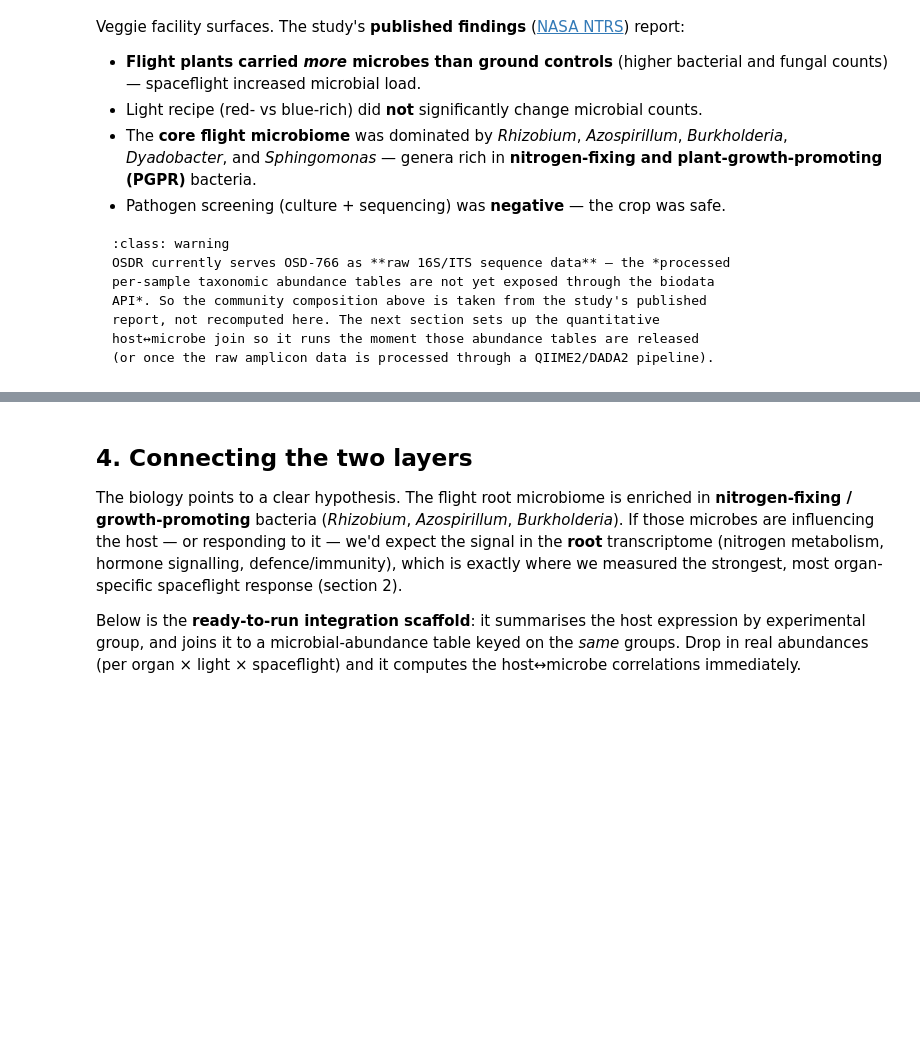
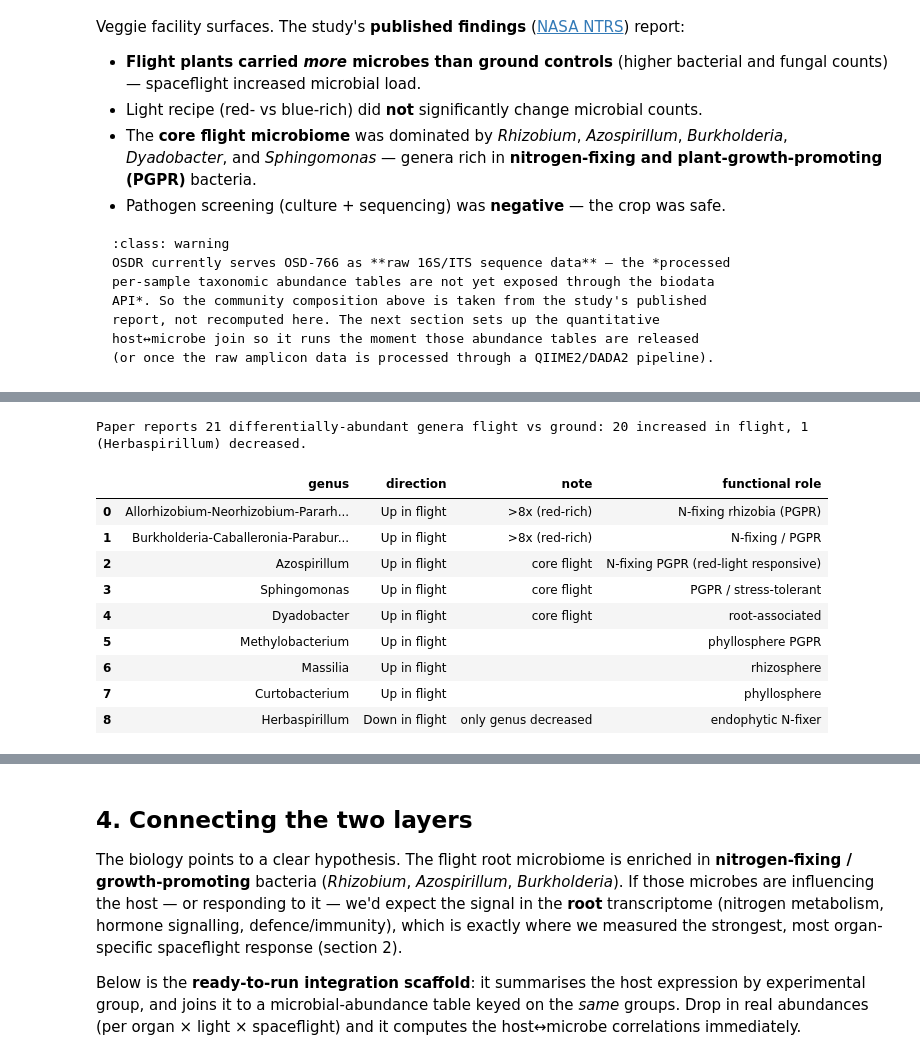
Before and after one commit to dr-richard-barker/OSDR_juypter_book.io, a Jupyter notebook: chapters/OSDR_tomato_microbiome.ipynb, the cells around one changed output, grey strips where cells are left out. Saved outputs shown, nothing was run; the diff lists cells and outputs as text; code cells hidden in the pictures; blank space fills up the shorter version.

```diff
--- a/chapters/OSDR_tomato_microbiome.ipynb
+++ b/chapters/OSDR_tomato_microbiome.ipynb
@@ -139,0 +147,29 @@ host↔microbe join so it runs the moment those abundance tables are released
+# %%
+# Differentially-abundant genera (flight vs ground), transcribed from the VEG-05
+# microbiome paper (NASA NTRS 20240016407), DESeq2 analysis, Fig. 6 + Results text.
+da = pd.DataFrame([
+    ("Allorhizobium-Neorhizobium-Pararhizobium-Rhizobium", "Up in flight", ">8x (red-rich)", "N-fixing rhizobia (PGPR)"),
+    ("Burkholderia-Caballeronia-Paraburkholderia",          "Up in flight", ">8x (red-rich)", "N-fixing / PGPR"),
+    ("Azospirillum",     "Up in flight", "core flight", "N-fixing PGPR (red-light responsive)"),
+    ("Sphingomonas",     "Up in flight", "core flight", "PGPR / stress-tolerant"),
+    ("Dyadobacter",      "Up in flight", "core flight", "root-associated"),
+    ("Methylobacterium", "Up in flight", "",            "phyllosphere PGPR"),
+    ("Massilia",         "Up in flight", "",            "rhizosphere"),
+    ("Curtobacterium",   "Up in flight", "",            "phyllosphere"),
+    ("Herbaspirillum",   "Down in flight", "only genus decreased", "endophytic N-fixer"),
+], columns=["genus", "direction", "note", "functional role"])
+print("Paper reports 21 differentially-abundant genera flight vs ground: "
+      "20 increased in flight, 1 (Herbaspirillum) decreased.")
+da
+# %% [output]
+Paper reports 21 differentially-abundant genera flight vs ground: 20 increased in flight, 1 (Herbaspirillum) decreased.
+|  | genus | direction | note | functional role |
+| 0 | Allorhizobium-Neorhizobium-Pararh... | Up in flight | >8x (red-rich) | N-fixing rhizobia (PGPR) |
+| 1 | Burkholderia-Caballeronia-Parabur... | Up in flight | >8x (red-rich) | N-fixing / PGPR |
+| 2 | Azospirillum | Up in flight | core flight | N-fixing PGPR (red-light responsive) |
+| 3 | Sphingomonas | Up in flight | core flight | PGPR / stress-tolerant |
+| 4 | Dyadobacter | Up in flight | core flight | root-associated |
+| 5 | Methylobacterium | Up in flight |  | phyllosphere PGPR |
+| 6 | Massilia | Up in flight |  | rhizosphere |
+| 7 | Curtobacterium | Up in flight |  | phyllosphere |
+| 8 | Herbaspirillum | Down in flight | only genus decreased | endophytic N-fixer |
```
Also changed, not shown: parts of 3 cells of this notebook, 1 other file.
